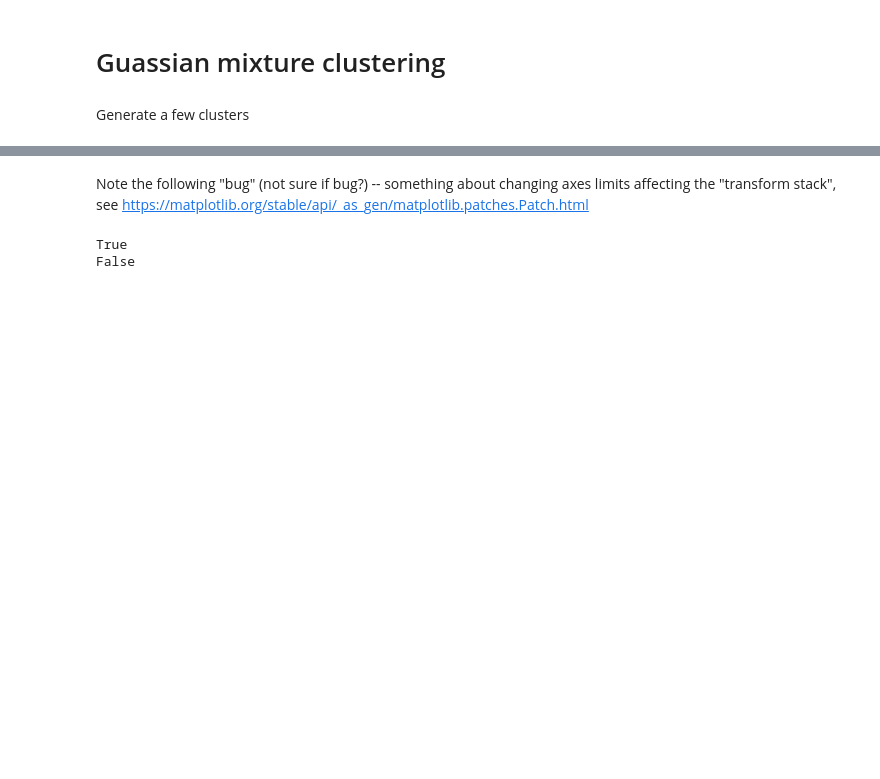
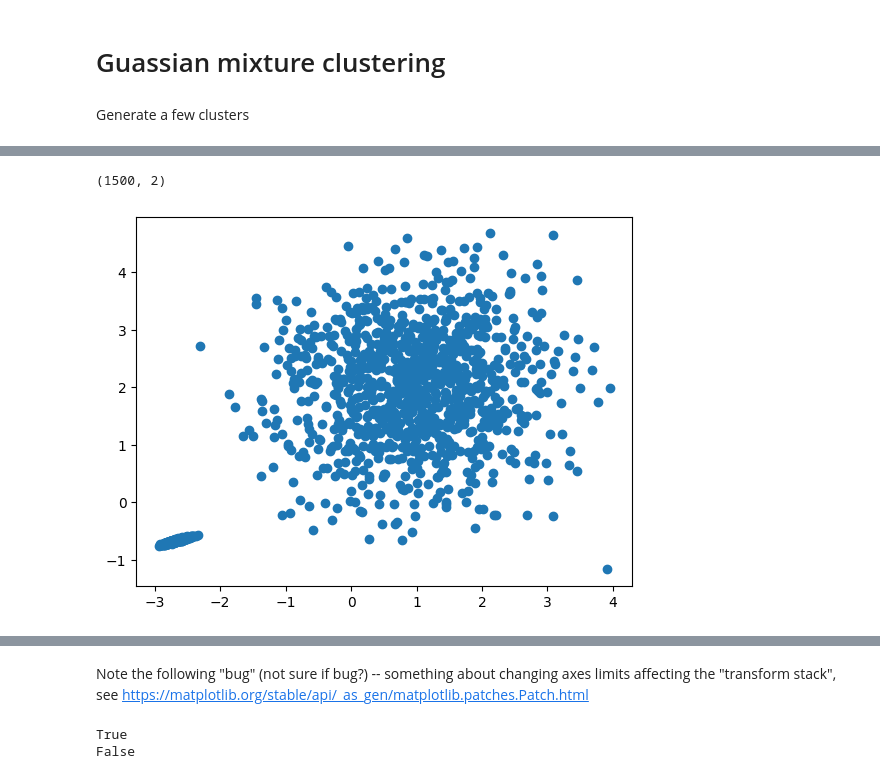
Before and after one commit to chenhi/groove_gang, a Jupyter notebook: gaussian_mixture.ipynb, the cells around one changed output, grey strips where cells are left out. Cells and saved outputs as stored; diff of their text form; code cells hidden in the pictures; blank space fills up the shorter version.

```diff
--- a/gaussian_mixture.ipynb
+++ b/gaussian_mixture.ipynb
@@ -106,0 +234,20 @@ Num covered: 0.992, valid covered: 0.992, overlapped: 0.116
+# %%
+x3 = np.random.normal(loc=-2.0, scale=0.1, size=500)
+y3 = np.random.normal(loc=-2.0, scale=0.1, size=500)
+
+a = np.array([[3,1],[1,0]])/3
+v = np.concatenate([x3[:, None], y3[:, None]], axis=1) @ a
+x3, y3 = v[:,0], v[:,1]
+
+
+x = np.concatenate([x1, x3])
+y = np.concatenate([y1, y3])
+
+
+plt.scatter(x, y)
+
+data = np.stack([x, y], axis=1)
+print(data.shape)
+# %% [output]
+(1500, 2)
+[figure, added]
```
Also changed, not shown: parts of 24 cells of this notebook, 2 other files.
